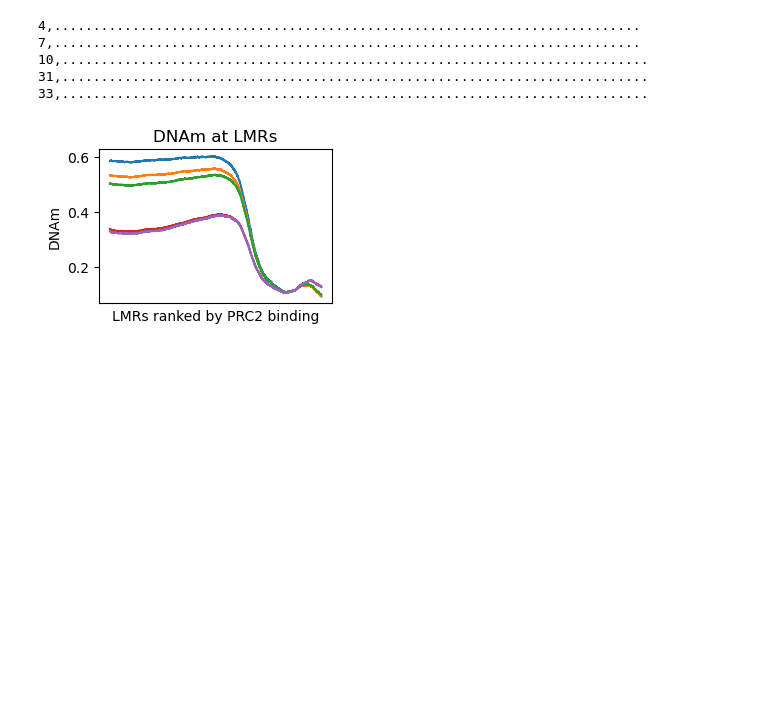
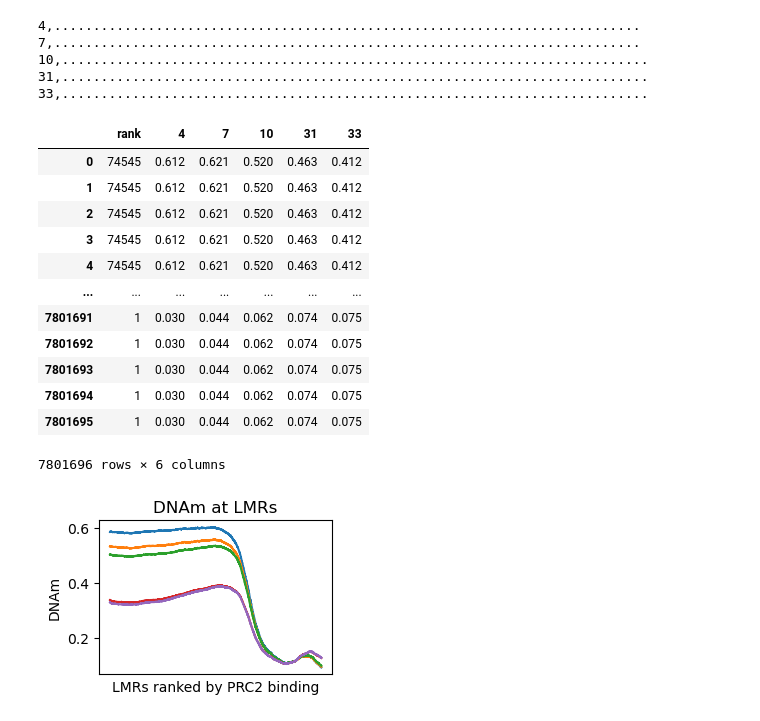
Before and after one commit to moqri/PRC2-AgeIndex, a Jupyter notebook: Fibroblast.ipynb, the cells around one changed output. Drawn from its saved outputs; the diff is of its cells as text; code cells hidden in the pictures; blank space fills up the shorter version.

```diff
--- a/Fibroblast.ipynb
+++ b/Fibroblast.ipynb
@@ -46,8 +46,8 @@ def prc_cpg(dft,cells):
     l=dft.apply(lambda x:x['d']*[x['rank']],axis=1)
     l=[item for sublist in l for item in sublist]
     df=pd.DataFrame(l)
-    df.columns=[c0]
-    for cell in cells[1:]:
+    df.columns=['rank']
+    for cell in cells:
         l=dft.apply(lambda x:x['d']*[x[cell]],axis=1)
         l=[item for sublist in l for item in sublist]
         df[cell]=l
@@ -104,6 +104,22 @@ cells=['4','7','10','31','33']
 f=pd.read_csv('data/results/sebastiano_fetal_fibroblast_wgbs_hmr_SRX3468052_suz12_fib.csv',index_col=0)
 f['rank']=len(f)-f.index
 fp=prc_cpg(f,cells)
+# %%
+fp
+# %% [output]
+|  | rank | 4 | 7 | 10 | 31 | 33 |
+| 0 | 74545 | 0.612 | 0.621 | 0.520 | 0.463 | 0.412 |
+| 1 | 74545 | 0.612 | 0.621 | 0.520 | 0.463 | 0.412 |
+| 2 | 74545 | 0.612 | 0.621 | 0.520 | 0.463 | 0.412 |
+| 3 | 74545 | 0.612 | 0.621 | 0.520 | 0.463 | 0.412 |
+| 4 | 74545 | 0.612 | 0.621 | 0.520 | 0.463 | 0.412 |
+| ... | ... | ... | ... | ... | ... | ... |
+| 7801691 | 1 | 0.030 | 0.044 | 0.062 | 0.074 | 0.075 |
+| 7801692 | 1 | 0.030 | 0.044 | 0.062 | 0.074 | 0.075 |
+| 7801693 | 1 | 0.030 | 0.044 | 0.062 | 0.074 | 0.075 |
+| 7801694 | 1 | 0.030 | 0.044 | 0.062 | 0.074 | 0.075 |
+| 7801695 | 1 | 0.030 | 0.044 | 0.062 | 0.074 | 0.075 |
+7801696 rows × 6 columns
 # %%
 #plot LMRs (rolling window size=r)
 dg=pprc(fp[cells],r=500000,figure='f5_c_lmr_FIB')
```
